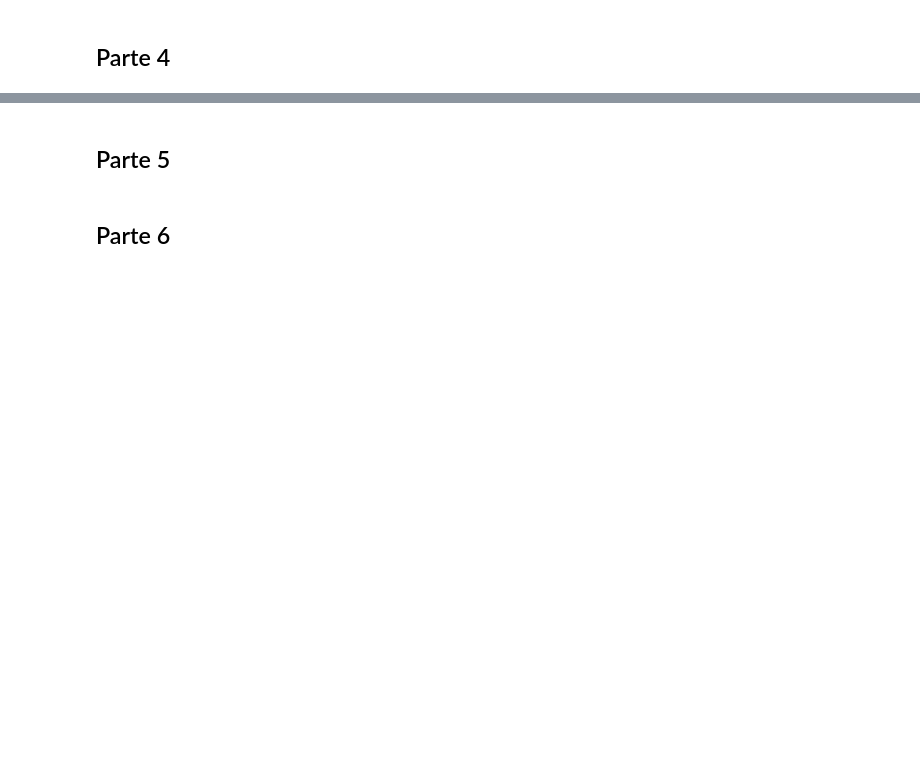
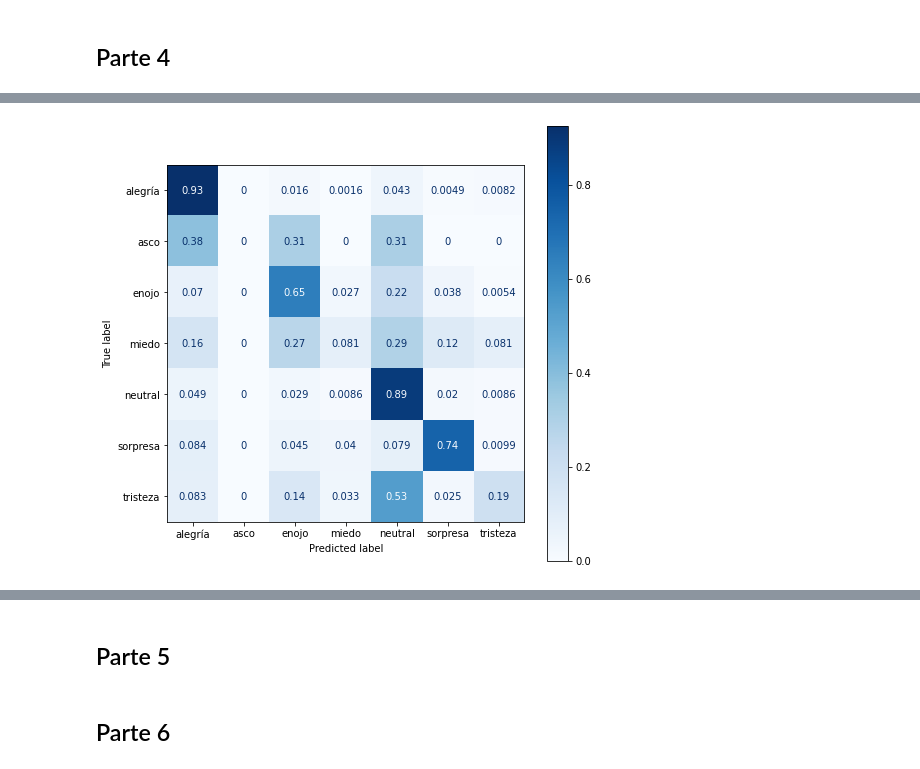
Before and after one commit to MatiasDuhalde/IIC2613-Tareas, a Jupyter notebook: T3/preguntas.ipynb, the cells around one changed output, grey strips where cells are left out. Saved outputs shown, nothing was run; the diff lists cells and outputs as text; code cells hidden in the pictures; blank space fills up the shorter version.

```diff
--- a/T3/preguntas.ipynb
+++ b/T3/preguntas.ipynb
@@ -633,0 +646,5 @@ El peor de los clasificadores fue Naive Bayes
+# %%
+fig, ax = plt.subplots(figsize=(8, 8))
+disp = plot_confusion_matrix(best_svm_classifier, X_validation, y_validation, cmap=plt.cm.Blues, normalize='true', ax=ax)
+# %% [output]
+[figure, added]
```
Also changed, not shown: parts of 37 cells of this notebook.
